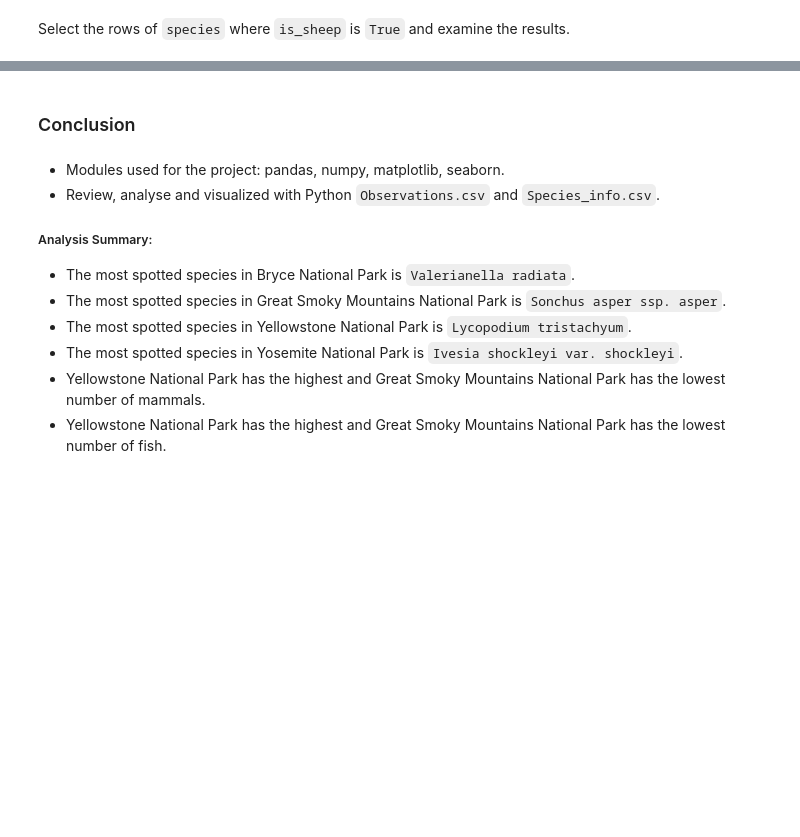
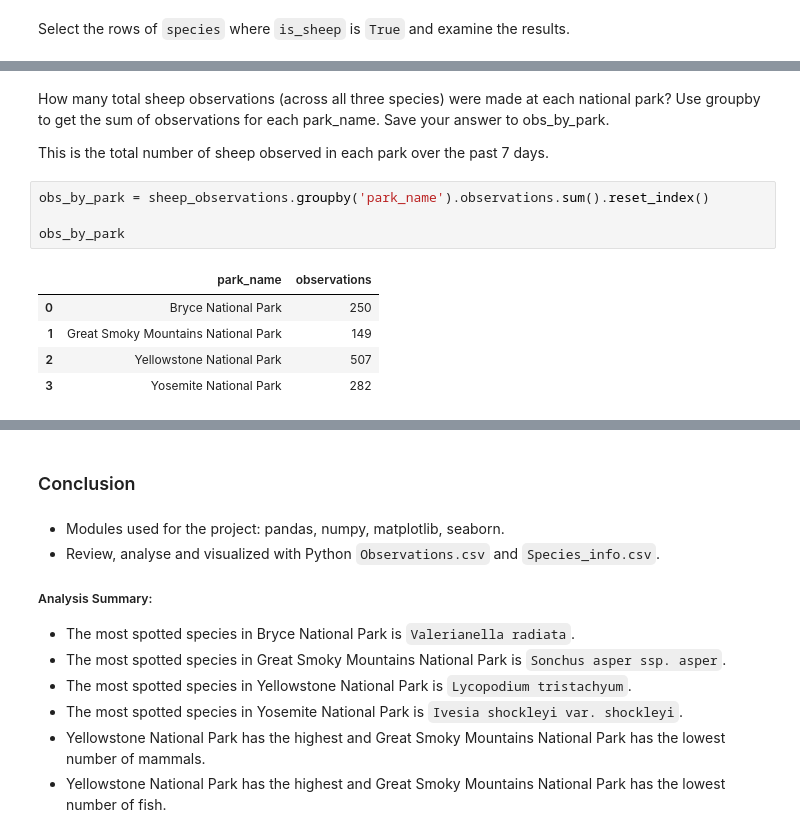
Before and after one commit to Kate-Pol/Biodiversity-in-National-Parks, a Jupyter notebook: biodiversity_.ipynb, the cells around one changed output, grey strips where cells are left out. Cells and saved outputs as stored; diff of their text form; blank space fills up the shorter version.

```diff
--- a/biodiversity_.ipynb
+++ b/biodiversity_.ipynb
@@ -634,0 +666,14 @@ species[species.is_sheep]
+# %% [markdown]
+How many total sheep observations (across all three species) were made at each national park? Use groupby to get the sum of observations for each park_name. Save your answer to obs_by_park.
+
+This is the total number of sheep observed in each park over the past 7 days.
+# %%
+obs_by_park = sheep_observations.groupby('park_name').observations.sum().reset_index()
+
+obs_by_park
+# %% [output]
+|  | park_name | observations |
+| 0 | Bryce National Park | 250 |
+| 1 | Great Smoky Mountains National Park | 149 |
+| 2 | Yellowstone National Park | 507 |
+| 3 | Yosemite National Park | 282 |
```
Also changed, not shown: parts of 8 cells of this notebook.
